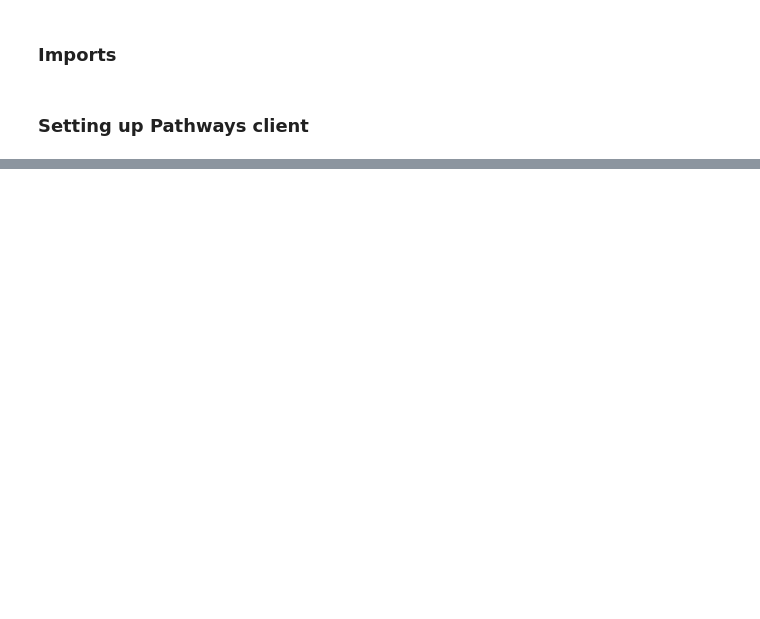
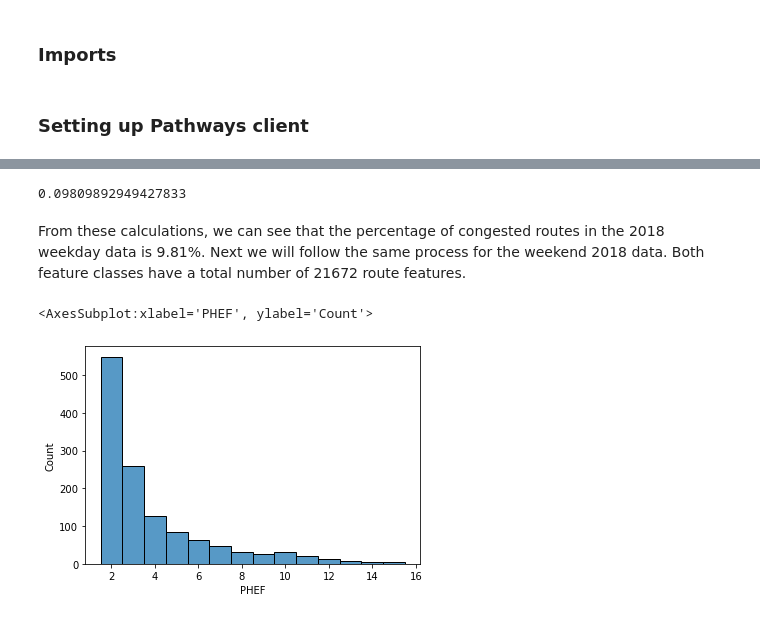
Before and after one commit to mjoireman/pathways-python, a Jupyter notebook: samples/gis_analysts_data_scientists/use_cases/02_congestion/congestion.ipynb, the cells around one changed output, grey strips where cells are left out. Cells and saved outputs as stored; diff of their text form; code cells hidden in the pictures; blank space fills up the shorter version.

```diff
--- a/samples/gis_analysts_data_scientists/use_cases/02_congestion/congestion.ipynb
+++ b/samples/gis_analysts_data_scientists/use_cases/02_congestion/congestion.ipynb
@@ -47,0 +78,18 @@ sns.histplot(data=subset_phef2018weekday_df, x='PHEF', bins = 3, binwidth = 1)
+# %%
+# Percent of the 2018 weekday data that is congested
+congested2018weekday = subset_phef2018weekday_df.count()
+percent2018weekday =congested2018weekday.divide(other = 21672)
+print(percent2018weekday.PHEF)
+# %% [output]
+0.09809892949427833
+# %% [markdown]
+From these calculations, we can see that the percentage of congested routes in the 2018 weekday data is 9.81%. Next we will follow the same process for the weekend 2018 data. Both feature classes have a total number of 21672 route features.
+# %%
+# Get the same count of congested routes for 2018 weekend data
+subset_phef2018weekend_df = phef2018weekend_df[(phef2018weekend_df.PHEF >= 1.5)]
+# %%
+#Plot the distribution of congested routes
+sns.histplot(data=subset_phef2018weekend_df, x='PHEF', binwidth = 1)
+# %% [output]
+<AxesSubplot:xlabel='PHEF', ylabel='Count'>
+[figure, added]
```
Also changed, not shown: parts of 35 cells of this notebook.
